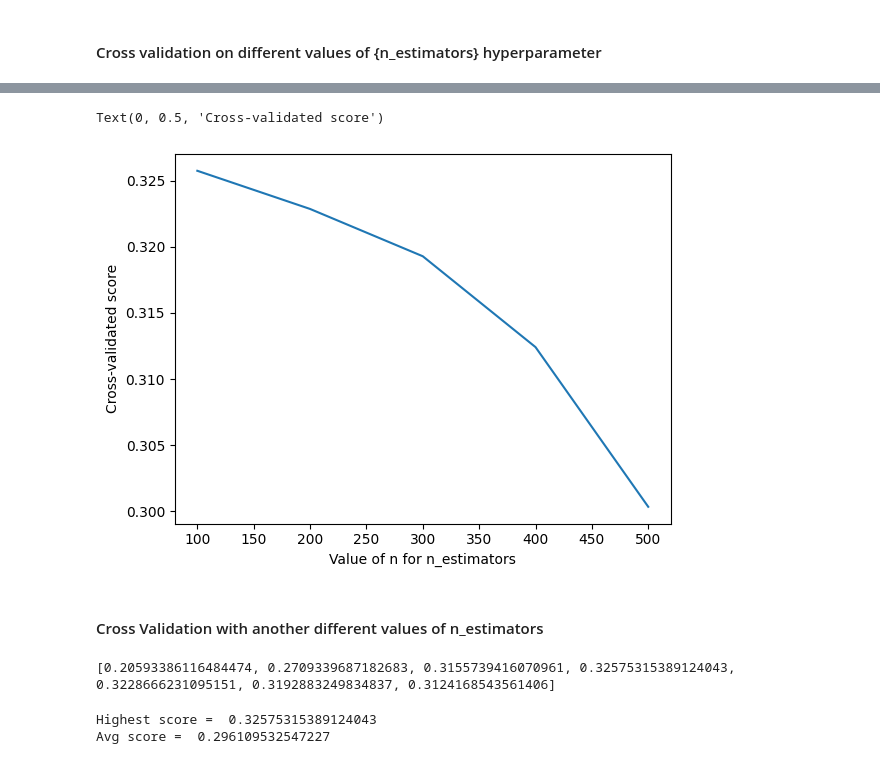
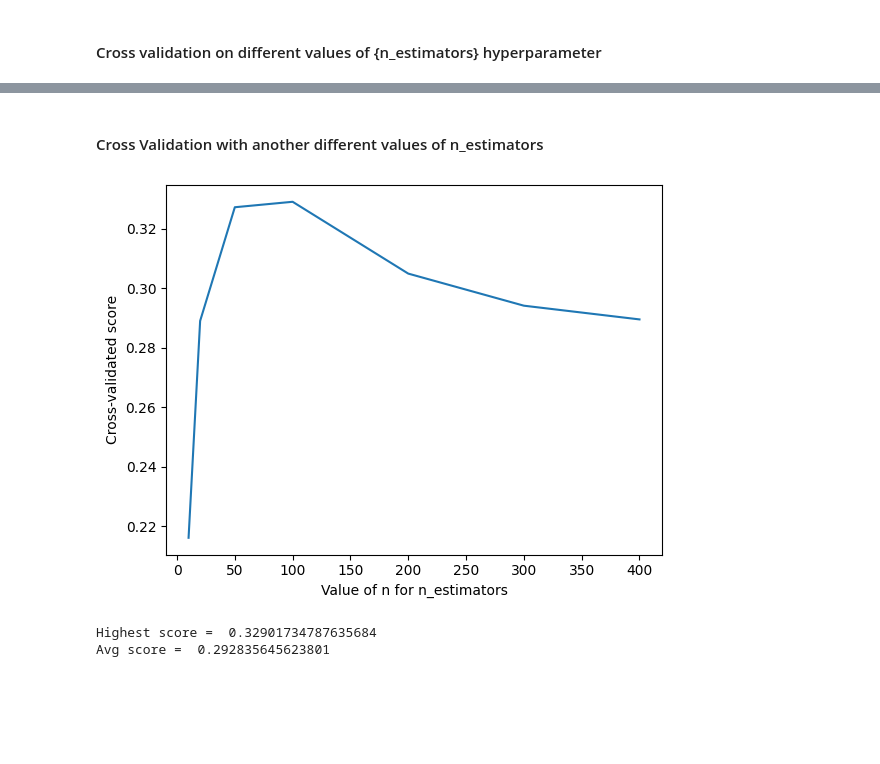
Before and after one commit to Reema-Khaseeb/car-price-prediction, a Jupyter notebook: notebooks/feature_engineering_train_eval_models.ipynb, the cells around one changed output, grey strips where cells are left out. Saved outputs shown, nothing was run; the diff lists cells and outputs as text; code cells hidden in the pictures; blank space fills up the shorter version.

```diff
--- a/notebooks/feature_engineering_train_eval_models.ipynb
+++ b/notebooks/feature_engineering_train_eval_models.ipynb
@@ -263,11 +269,0 @@ numeric_features = X.select_dtypes('number').columns.to_list()
-# %%
-# Apply different preprocessing steps to different columns of the data
-transformer = ColumnTransformer(
-    transformers = [
-        # encode categorical features using OneHotEncoder()
-        ('categorical', OneHotEncoder(), categorical_features),
-        # feature scaling on numeric features using log transformation
-        ('numerical', PowerTransformer(), numeric_features),
-    ],
-    remainder='passthrough'
-    )
@@ -618,37 +704,21 @@ cross_validation_scores['max score 10 folds cross validation Gradient Boosting w
-# %%
-# plot how score changes as we vary {n}
-# plot the value of n for n_estimators (x-axis) versus the cross-validated r2 score (y-axis)
-plt.plot(n_estimators, n_scores)
-plt.xlabel('Value of n for n_estimators')
-plt.ylabel('Cross-validated score')
-# %% [output]
-Text(0, 0.5, 'Cross-validated score')
-[figure, removed]
 # %% [markdown]
 #### Cross Validation with another different values of n_estimators
-# %%
-# Number of trees in Gradient Boosting Trees
-n_estimators = [10,20,50,100,200,300,400]
-# empty list to store scores
-n_scores = []
-
-# 1. loop through reasonable values of n
-for estimator in n_estimators:
-    # 2. run GradientBoostingRegressor with n estimators
-    gbt = GradientBoostingRegressor(n_estimators = estimator, random_state = 42)
-    # 3. obtain cross_val_score for GradientBoostingRegressor with n estimators
-    scores = cross_val_score(gbt, X_transformed, y, cv=10, scoring='r2')
-    # 4. append mean of scores for n estimators to n_scores list
-    n_scores.append(scores.mean())
-
-
-print(n_scores)
-# %% [output]
-[0.20593386116484474, 0.2709339687182683, 0.3155739416070961, 0.32575315389124043, 0.3228666231095151, 0.3192883249834837, 0.3124168543561406]
+# %%
+# Number of trees in Gradient Boosting Trees
+n_estimators = [10,20,50,100,200,300,400]
+
+n_scores_for_n_estimators_hyperparameter = get_cross_validation_scores_given_hyperparameter(n_estimators)
+# %%
+plot_cross_validation_scores(
+    n_estimators,
+    n_scores_for_n_estimators_hyperparameter,
+    'n for n_estimators')
+# %% [output]
+[figure, added]
 # %%
-print('Highest score = ', max(n_scores))
-print('Avg score = ', mean(n_scores))
+print('Highest score = ', max(n_scores_for_n_estimators_hyperparameter))
+print('Avg score = ', mean(n_scores_for_n_estimators_hyperparameter))
 # %% [output]
-Highest score =  0.32575315389124043
-Avg score =  0.296109532547227
+Highest score =  0.32901734787635684
+Avg score =  0.292835645623801
 # %%
```
Also changed, not shown: parts of 68 cells of this notebook, 4 other files.
